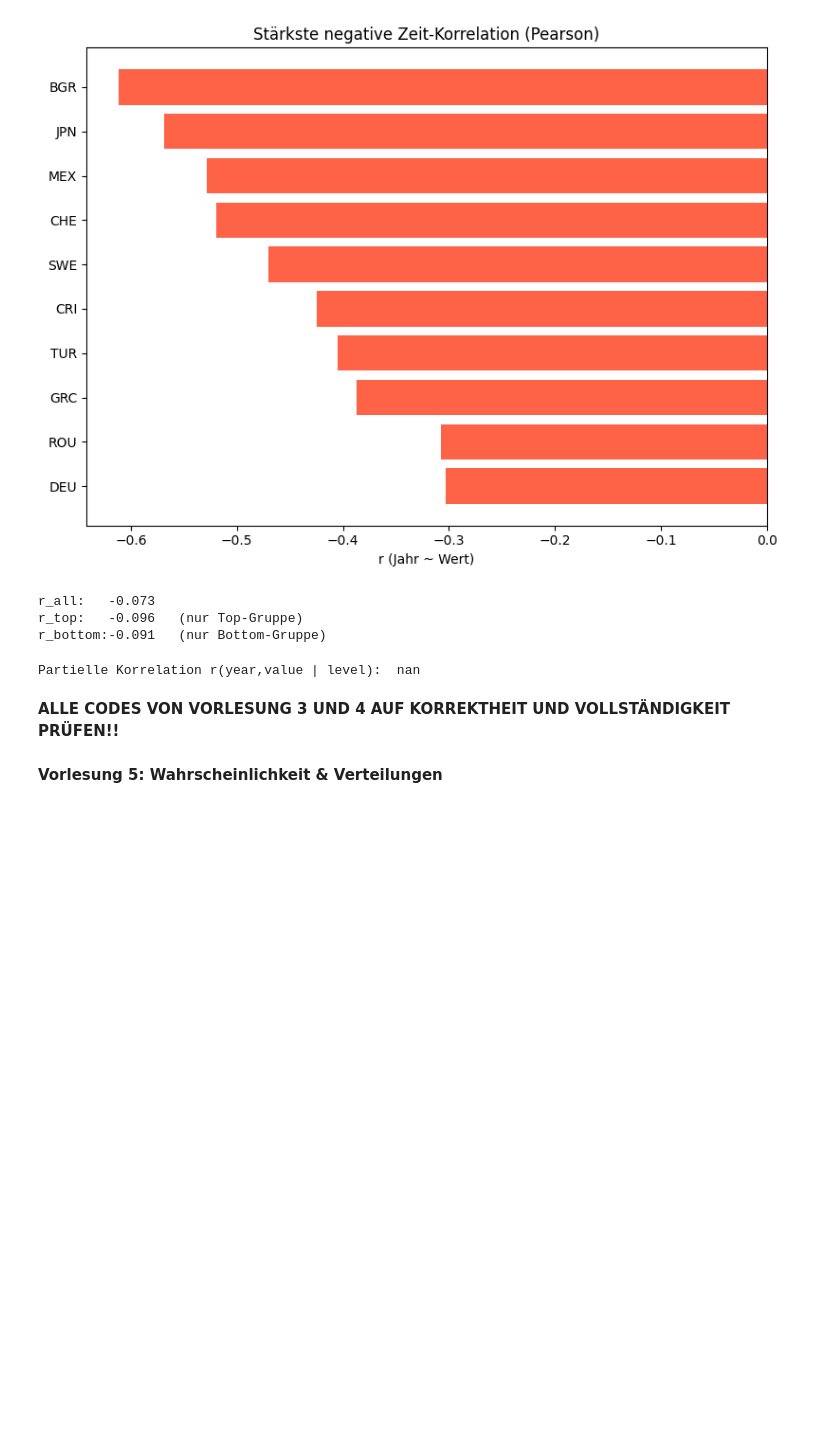
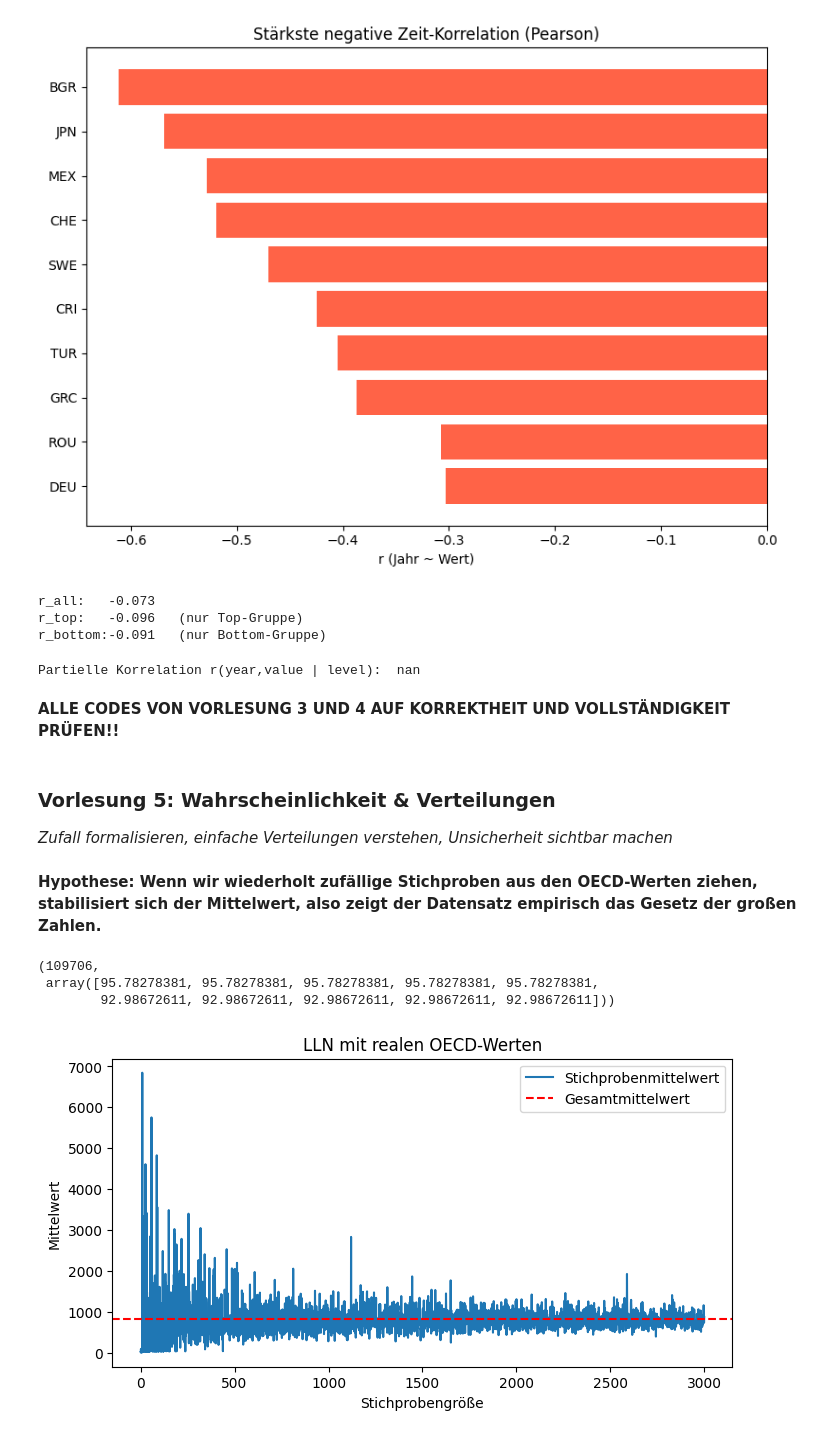
Before and after one commit to flurinasophie/OECD_WellBeing, a Jupyter notebook: 01eda.ipynb, the cells around one changed output. Drawn from its saved outputs; the diff is of its cells as text; code cells hidden in the pictures; blank space fills up the shorter version.

Commit message:
Vorlesung 5 + 6

```diff
--- a/01eda.ipynb
+++ b/01eda.ipynb
@@ -738,4 +732,38 @@ Partielle Korrelation r(year,value | level):  nan
 # %% [markdown]
 **ALLE CODES VON VORLESUNG 3 UND 4 AUF KORREKTHEIT UND VOLLSTÄNDIGKEIT PRÜFEN!!**
 # %% [markdown]
-**Vorlesung 5: Wahrscheinlichkeit & Verteilungen**
+### Vorlesung 5: Wahrscheinlichkeit & Verteilungen
+*Zufall formalisieren, einfache Verteilungen verstehen, Unsicherheit sichtbar machen*
+# %% [markdown]
+**Hypothese: Wenn wir wiederholt zufällige Stichproben aus den OECD-Werten ziehen, stabilisiert sich der Mittelwert, also zeigt der Datensatz empirisch das Gesetz der großen Zahlen.**
+# %%
+# Auswahl der relevanten numerischen Spalte und Entfernung fehlender Werte. Die Werte werden als NumPy-Array gespeichert, damit Stichproben effizient gezogen werden können.
+
+s = df["value"].dropna().to_numpy()
+len(s), s[:10]
+# %% [output]
+(109706,
+ array([95.78278381, 95.78278381, 95.78278381, 95.78278381, 95.78278381,
+        92.98672611, 92.98672611, 92.98672611, 92.98672611, 92.98672611]))
+# %%
+# Gesetz der großen Zahlen (LLN): Laufende Stichprobenmittelwerte sollen sich dem Gesamtmittelwert annähern.
+
+rng = np.random.default_rng(42)
+
+running_means = []
+N = 3000
+
+for k in range(1, N+1):
+    sample = rng.choice(s, size=k, replace=True)
+    running_means.append(sample.mean())
+
+plt.figure(figsize=(8,4))
+plt.plot(running_means, label="Stichprobenmittelwert")
+plt.axhline(np.mean(s), color="red", linestyle="--", label="Gesamtmittelwert")
+plt.xlabel("Stichprobengröße")
+plt.ylabel("Mittelwert")
+plt.title("LLN mit realen OECD-Werten")
+plt.legend()
+plt.show()
+# %% [output]
+[figure, added]
```
Also changed, not shown: parts of 42 cells of this notebook.
